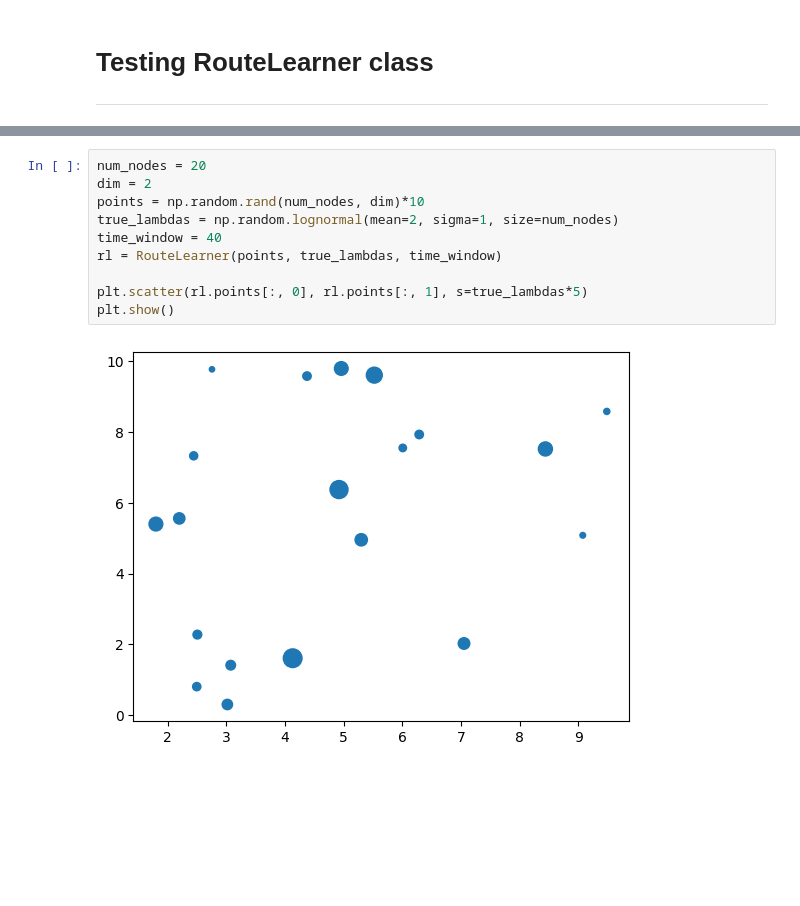
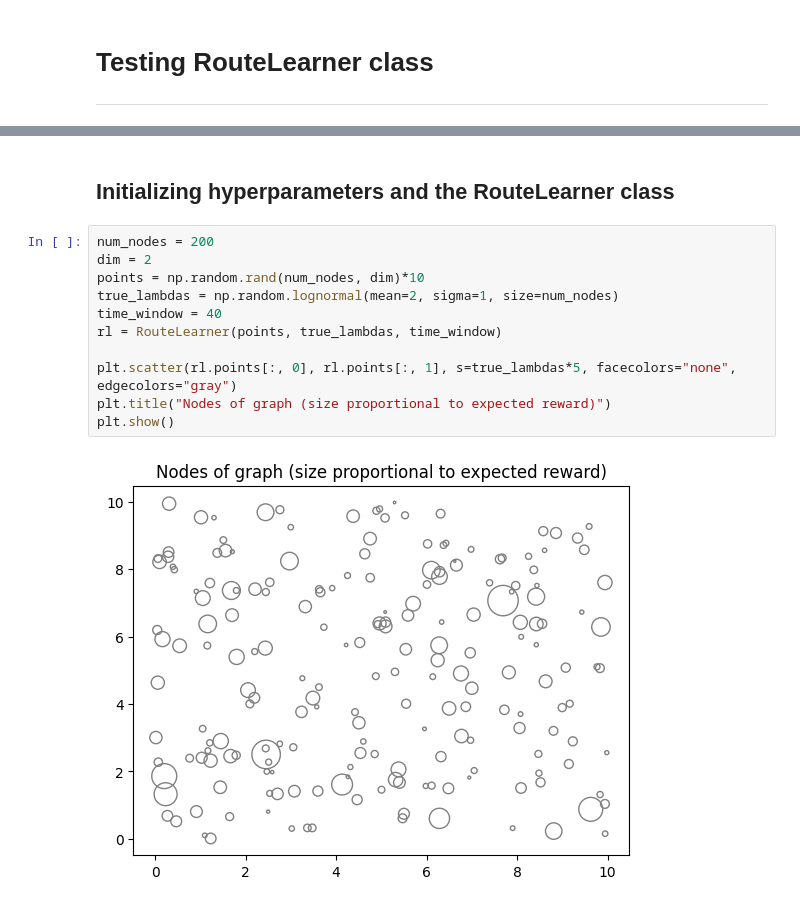
Before and after one commit to maxazv/stochastic-orienteering, a Jupyter notebook: analysis.ipynb, the cells around one changed output, grey strips where cells are left out. Drawn from its saved outputs; the diff is of its cells as text; blank space fills up the shorter version.

```diff
--- a/analysis.ipynb
+++ b/analysis.ipynb
@@ -12,15 +61,18 @@ random.seed(43875634)
+# %% [markdown]
+## Initializing hyperparameters and the RouteLearner class
 # %%
-num_nodes = 20
+num_nodes = 200
 dim = 2
 points = np.random.rand(num_nodes, dim)*10
 true_lambdas = np.random.lognormal(mean=2, sigma=1, size=num_nodes)
 time_window = 40
 rl = RouteLearner(points, true_lambdas, time_window)
 
-plt.scatter(rl.points[:, 0], rl.points[:, 1], s=true_lambdas*5)
+plt.scatter(rl.points[:, 0], rl.points[:, 1], s=true_lambdas*5, facecolors="none", edgecolors="gray")
+plt.title("Nodes of graph (size proportional to expected reward)")
 plt.show()
 # %% [output]
-[figure, old version]
+[figure, new version]
 # %%
 rl.init_priors((1, 0.1))
 
```
Also changed, not shown: parts of 14 cells of this notebook, 1 other file.
